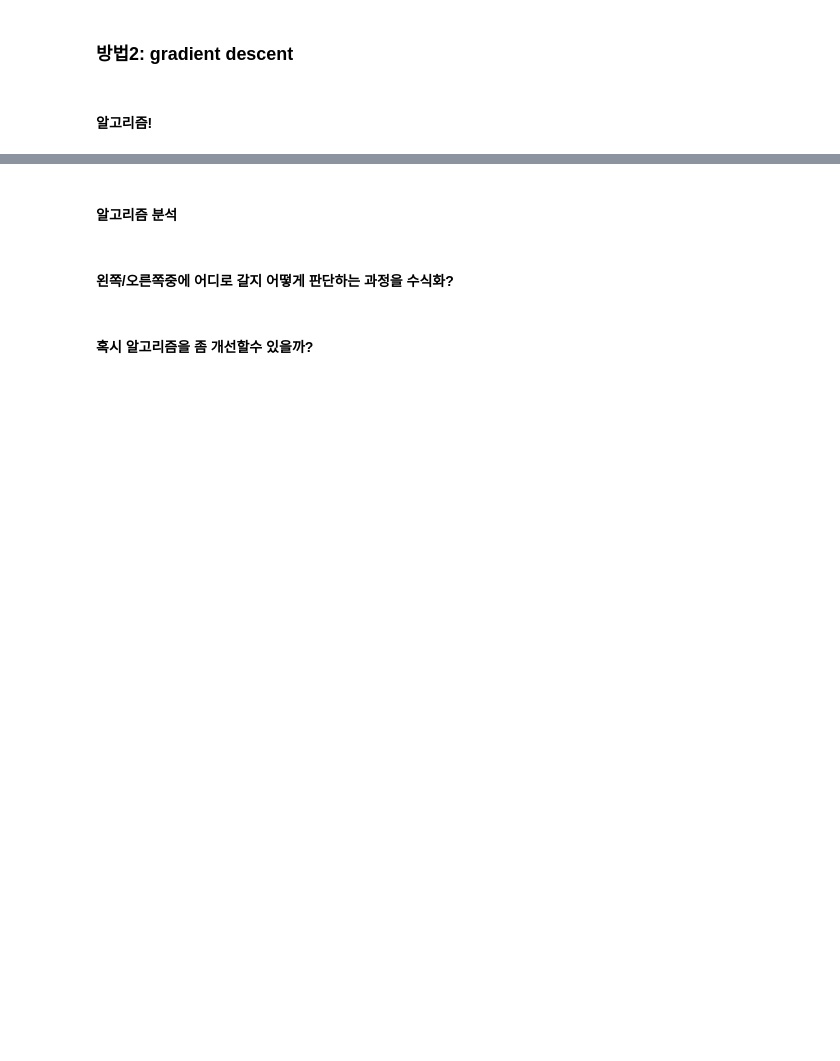
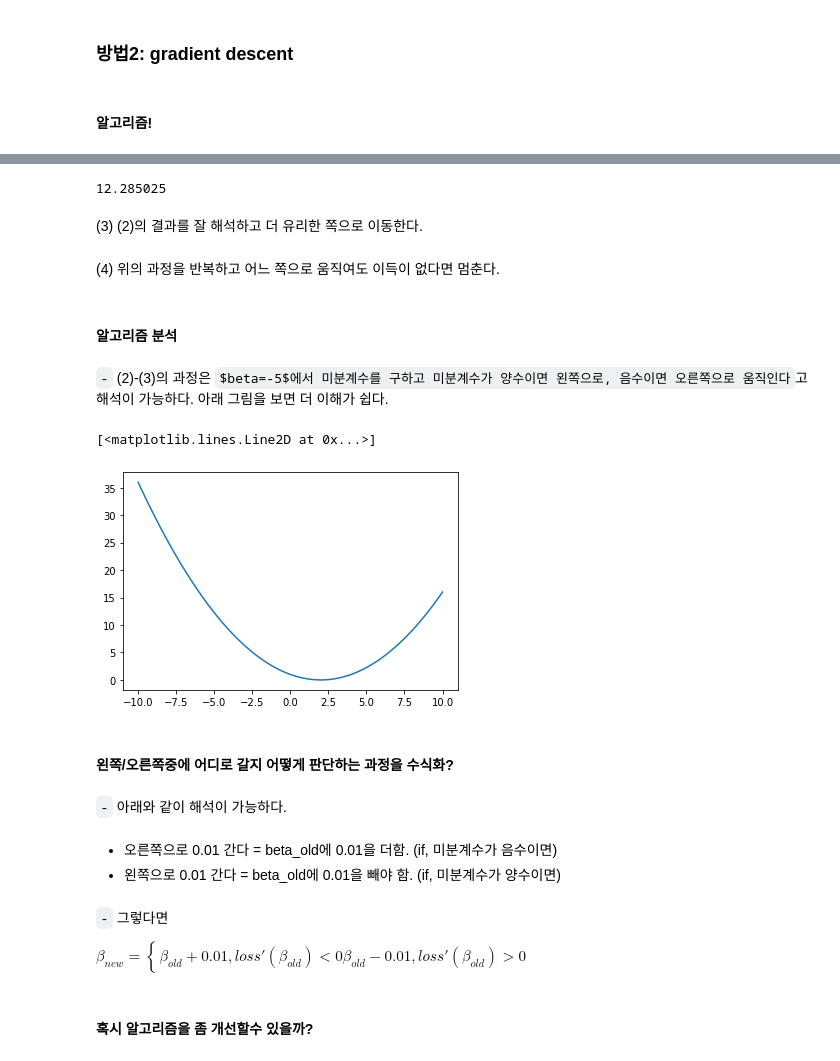
Before and after one commit to kimha02/ham, a Jupyter notebook: _notebooks/2022_03_28_(4주차)_3월28일.ipynb, the cells around one changed output, grey strips where cells are left out. Cells and saved outputs as stored; diff of their text form; code cells hidden in the pictures; blank space fills up the shorter version.

```diff
--- a/_notebooks/2022_03_28_(4주차)_3월28일.ipynb
+++ b/_notebooks/2022_03_28_(4주차)_3월28일.ipynb
@@ -32,2 +181,5 @@
 # %% [markdown]
 #### 구현코드
+# %%
+beta = np.linspace(-10,10,100)
+loss = (beta/2-1)**2
@@ -50,6 +240,34 @@
+# %%
+(-5.01/2-1)**2   #왼쪽으로 0.01 이동 후 loss 조사
+# %% [output]
+12.285025
+# %% [markdown]
+(3) (2)의 결과를 잘 해석하고 더 유리한 쪽으로 이동한다.
+# %% [markdown]
+(4) 위의 과정을 반복하고 어느 쪽으로 움직여도 이득이 없다면 멈춘다.
 # %% [markdown]
 #### 알고리즘 분석
+# %% [markdown]
+`-` (2)-(3)의 과정은 `$beta=-5$에서 미분계수를 구하고 미분계수가 양수이면 왼쪽으로, 음수이면 오른쪽으로 움직인다`고 해석이 가능하다. 아래 그림을 보면 더 이해가 쉽다.
+# %%
+plt.plot(beta, loss)
+# %% [output]
+[<matplotlib.lines.Line2D at 0x...>]
+[figure, added]
 # %% [markdown]
 #### 왼쪽/오른쪽중에 어디로 갈지 어떻게 판단하는 과정을 수식화?
+# %% [markdown]
+`-` 아래와 같이 해석이 가능하다.
+# %% [markdown]
+- 오른쪽으로 0.01 간다 = beta_old에 0.01을 더함. (if, 미분계수가 음수이면)
+- 왼쪽으로 0.01 간다 = beta_old에 0.01을 빼야 함. (if, 미분계수가 양수이면)
+# %% [markdown]
+`-` 그렇다면
+
+$\beta_{new} =
+\begin{cases}
+\beta_{old} + 0.01, loss'(\beta_{old})<0
+\beta_{old} - 0.01, loss'(\beta_{old})>0
+\end{cases}$
 # %% [markdown]
 #### 혹시 알고리즘을 좀 개선할수 있을까?
```
Also changed, not shown: parts of 51 cells of this notebook, 1 other file.
